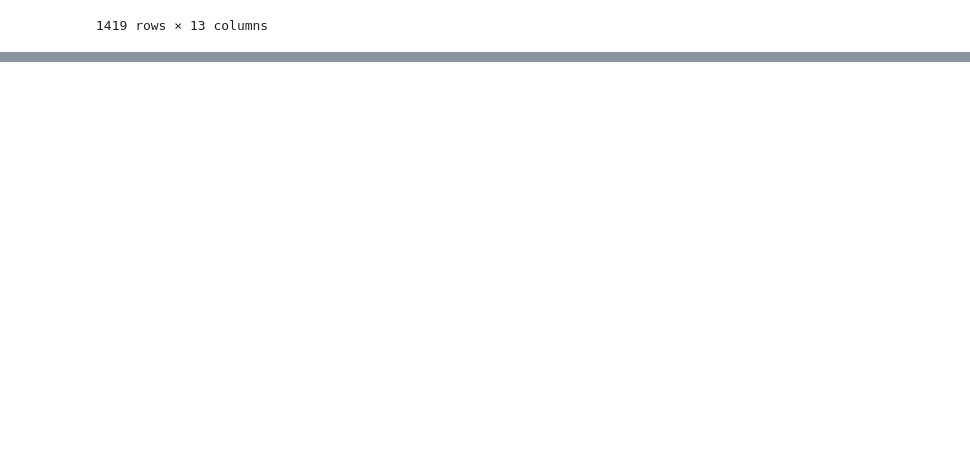
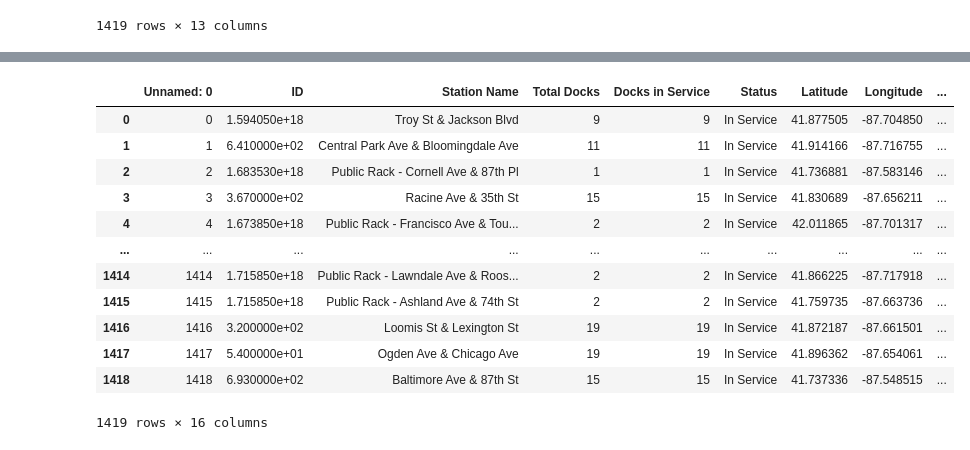
Before and after one commit to devmehta01/Divvy-Station-Placement-Optimization, a Jupyter notebook: divvy_final_efficiency.ipynb, the cells around one changed output, grey strips where cells are left out. Drawn from its saved outputs; the diff is of its cells as text; code cells hidden in the pictures; blank space fills up the shorter version.

```diff
--- a/divvy_final_efficiency.ipynb
+++ b/divvy_final_efficiency.ipynb
@@ -197,2 +123,4 @@ df_min_max_scaled
 # %%
 stations.to_csv('stations_efficiency.csv')
+# %%
+eff = pd.read_csv("stations_efficiency_new.csv")
@@ -198,0 +212,20 @@ stations.to_csv('stations_efficiency.csv')
+# %%
+df_min_max_scaled = eff.copy()
+column = 'efficiency'
+df_min_max_scaled[column] = (df_min_max_scaled[column] - df_min_max_scaled[column].min()) / (df_min_max_scaled[column].max() - df_min_max_scaled[column].min())
+# %%
+df_min_max_scaled
+# %% [output]
+|  | Unnamed: 0 | ID | Station Name | Total Docks | Docks in Service | Status | Latitude | Longitude | ... |
+| 0 | 0 | 1.594050e+18 | Troy St & Jackson Blvd | 9 | 9 | In Service | 41.877505 | -87.704850 | ... |
+| 1 | 1 | 6.410000e+02 | Central Park Ave & Bloomingdale Ave | 11 | 11 | In Service | 41.914166 | -87.716755 | ... |
+| 2 | 2 | 1.683530e+18 | Public Rack - Cornell Ave & 87th Pl | 1 | 1 | In Service | 41.736881 | -87.583146 | ... |
+| 3 | 3 | 3.670000e+02 | Racine Ave & 35th St | 15 | 15 | In Service | 41.830689 | -87.656211 | ... |
+| 4 | 4 | 1.673850e+18 | Public Rack - Francisco Ave & Tou... | 2 | 2 | In Service | 42.011865 | -87.701317 | ... |
+| ... | ... | ... | ... | ... | ... | ... | ... | ... | ... |
+| 1414 | 1414 | 1.715850e+18 | Public Rack - Lawndale Ave & Roos... | 2 | 2 | In Service | 41.866225 | -87.717918 | ... |
+| 1415 | 1415 | 1.715850e+18 | Public Rack - Ashland Ave & 74th St | 2 | 2 | In Service | 41.759735 | -87.663736 | ... |
+| 1416 | 1416 | 3.200000e+02 | Loomis St & Lexington St | 19 | 19 | In Service | 41.872187 | -87.661501 | ... |
+| 1417 | 1417 | 5.400000e+01 | Ogden Ave & Chicago Ave | 19 | 19 | In Service | 41.896362 | -87.654061 | ... |
+| 1418 | 1418 | 6.930000e+02 | Baltimore Ave & 87th St | 15 | 15 | In Service | 41.737336 | -87.548515 | ... |
+1419 rows × 16 columns
```
Also changed, not shown: parts of 23 cells of this notebook.
